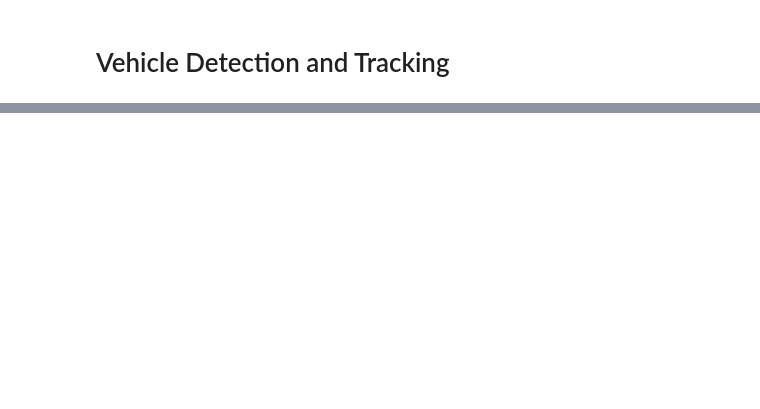
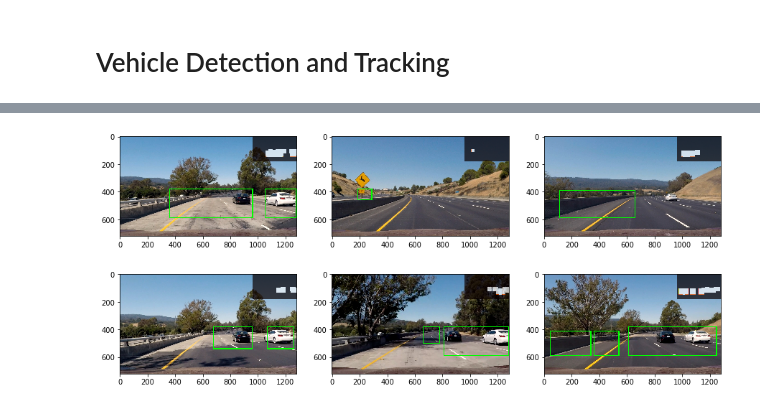
Before and after one commit to rekon/CarND-Vehicle-Detection-ML, a Jupyter notebook: code.ipynb, the cells around one changed output, grey strips where cells are left out. Drawn from its saved outputs; the diff is of its cells as text; code cells hidden in the pictures; blank space fills up the shorter version.

Commit message:
Added heat_map history

```diff
--- a/code.ipynb
+++ b/code.ipynb
@@ -11,6 +11,10 @@ from sklearn.model_selection import train_test_split
 from skimage.feature import hog
 import glob
 import pickle
+from collections import deque
+
+HEAT_MAP_HISTORY = deque(maxlen=15)
+HEAT_MAP_HISTORY.clear()
 # %%
 def get_hog_features(img, orient, pix_per_cell, cell_per_block,
                         vis=False, feature_vec=True):
@@ -20,7 +24,7 @@ def get_hog_features(img, orient, pix_per_cell, cell_per_block,
                                   pixels_per_cell=(pix_per_cell, pix_per_cell),
                                   cells_per_block=(cell_per_block, cell_per_block),
                                   block_norm= 'L2-Hys',
-                                  transform_sqrt=False,
+                                  transform_sqrt=True,
                                   visualise=vis, feature_vector=feature_vec)
         return features, hog_image
     # Otherwise call with one output
@@ -29,7 +33,7 @@ def get_hog_features(img, orient, pix_per_cell, cell_per_block,
                        pixels_per_cell=(pix_per_cell, pix_per_cell),
                        cells_per_block=(cell_per_block, cell_per_block),
                        block_norm= 'L2-Hys',
-                       transform_sqrt=False,
+                       transform_sqrt=True,
                        visualise=vis, feature_vector=feature_vec)
         return features
 # %%
@@ -258,7 +260,7 @@ def find_cars(img, ystart, ystop, scale, svc, X_scaler, orient, pix_per_cell, ce
     # 64 was the orginal sampling rate, with 8 cells and 8 pix per cell
     window = 64
     nblocks_per_window = (window // pix_per_cell) - cell_per_block + 1
-    cells_per_step = 2  # Instead of overlap, define how many cells to step
+    cells_per_step = 1  # Instead of overlap, define how many cells to step
     nxsteps = (nxblocks - nblocks_per_window) // cells_per_step + 1
     nysteps = (nyblocks - nblocks_per_window) // cells_per_step + 1
 
@@ -288,7 +290,7 @@ def find_cars(img, ystart, ystop, scale, svc, X_scaler, orient, pix_per_cell, ce
         hist_features = color_hist(subimg, nbins=hist_bins)
 
         # Scale features and make a prediction
-        test_features = X_scaler.transform(np.hstack(( spatial_features, hist_features, hog_features)).reshape(1, -1))
+        test_features = X_scaler.transform(np.hstack(( hog_features)).reshape(1, -1))
         #test_features = X_scaler.transform(np.hstack((shape_feat, hist_feat)).reshape(1, -1))
         test_prediction = svc.predict(test_features)
 
@@ -356,0 +353,32 @@ process_video()
+# %%
+def process_clip(image):
+    result, heatmap = pipeline( image )
+#     plt.figure(figsize=(15,10))
+
+#     plt.subplot(1,2,1)
+#     plt.imshow( heatmap, cmap='hot' )
+
+#     plt.subplot(1,2,2)
+#     plt.imshow( result )
+
+    heatmap = cv2.resize(heatmap,None,fx=0.25,fy=0.25,interpolation = cv2.INTER_AREA)
+    cmap = plt.get_cmap('hot')
+    rgba_img = cmap(heatmap)
+    rgb_img = np.delete(rgba_img, 3, 2)
+    rgb_img *= 255
+    result[:int(result.shape[0]*0.25),int(result.shape[1]*0.75):result.shape[1] ] = result[:int(result.shape[0]*0.25),int(result.shape[1]*0.75):result.shape[1] ]*0.3 + 0.7*rgb_img
+    return result
+# %%
+images = glob.glob('./test_images/*.jpg')
+plt.figure(figsize=(15,10))
+i=1
+for imagepath in images:
+    HEAT_MAP_HISTORY.clear()
+    image = mpimg.imread(imagepath)
+    image = process_clip(image)
+    plt.subplot(3,3,i)
+    plt.imshow(image)
+    i+=1
+plt.show()
+# %% [output]
+[figure, added]
```
Also changed, not shown: parts of 11 cells of this notebook, 2 other files.
